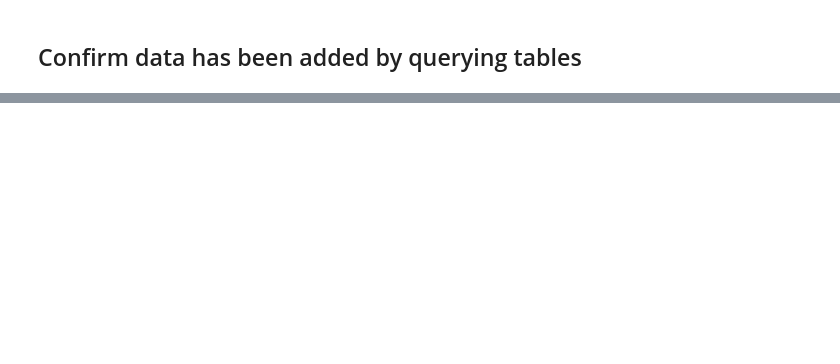
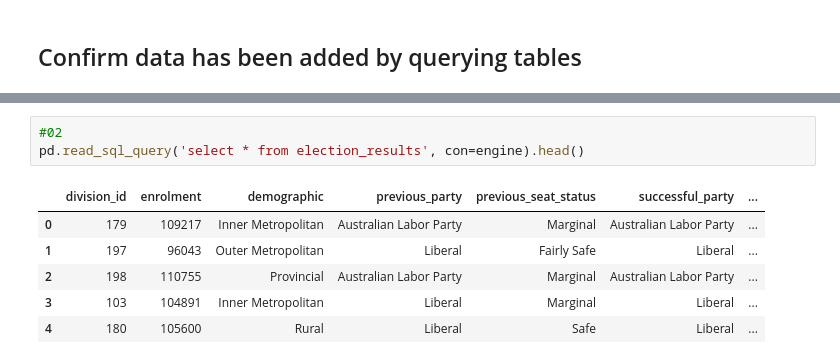
Before and after one commit to annewieggers/ETL-project, a Jupyter notebook: 11-Load.ipynb, the cells around one changed output, grey strips where cells are left out. Drawn from its saved outputs; the diff is of its cells as text; blank space fills up the shorter version.

```diff
--- a/11-Load.ipynb
+++ b/11-Load.ipynb
@@ -105,0 +207,10 @@ pd.read_sql_query('select * from electoral_division', con=engine).head()
+# %%
+#02
+pd.read_sql_query('select * from election_results', con=engine).head()
+# %% [output]
+|  | division_id | enrolment | demographic | previous_party | previous_seat_status | successful_party | ... |
+| 0 | 179 | 109217 | Inner Metropolitan | Australian Labor Party | Marginal | Australian Labor Party | ... |
+| 1 | 197 | 96043 | Outer Metropolitan | Liberal | Fairly Safe | Liberal | ... |
+| 2 | 198 | 110755 | Provincial | Australian Labor Party | Marginal | Australian Labor Party | ... |
+| 3 | 103 | 104891 | Inner Metropolitan | Liberal | Marginal | Liberal | ... |
+| 4 | 180 | 105600 | Rural | Liberal | Safe | Liberal | ... |
```
Also changed, not shown: parts of 32 cells of this notebook, 1 other file.
